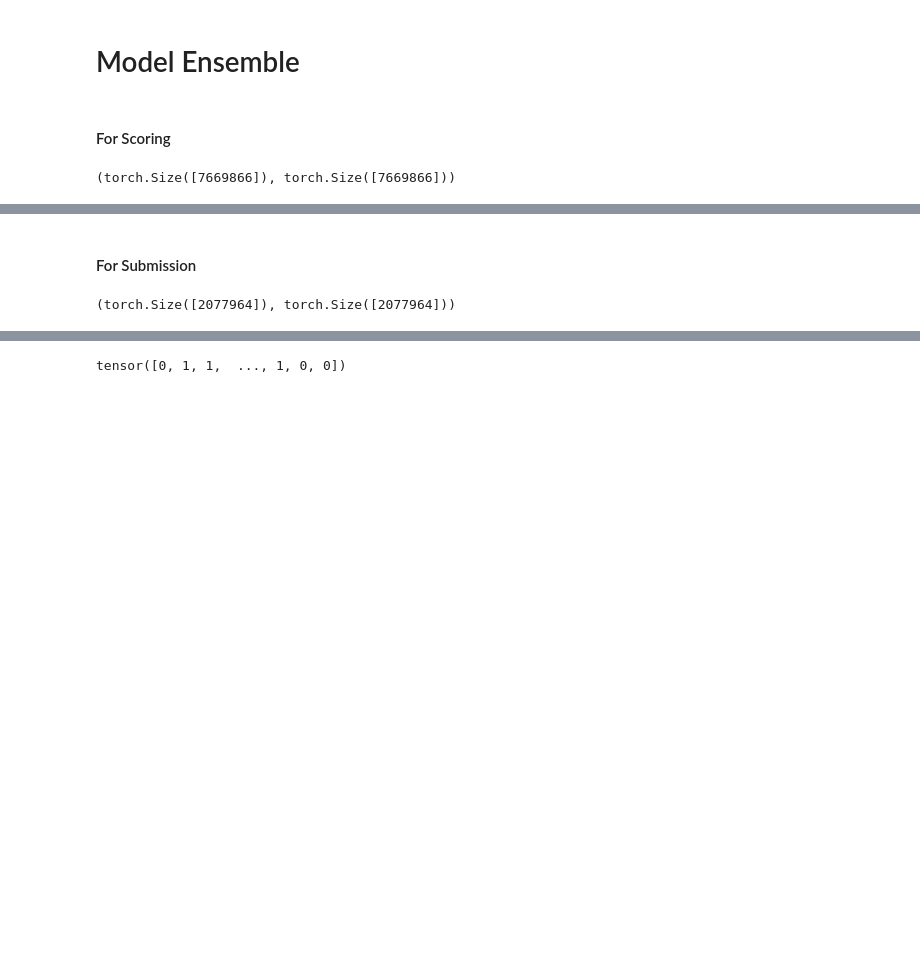
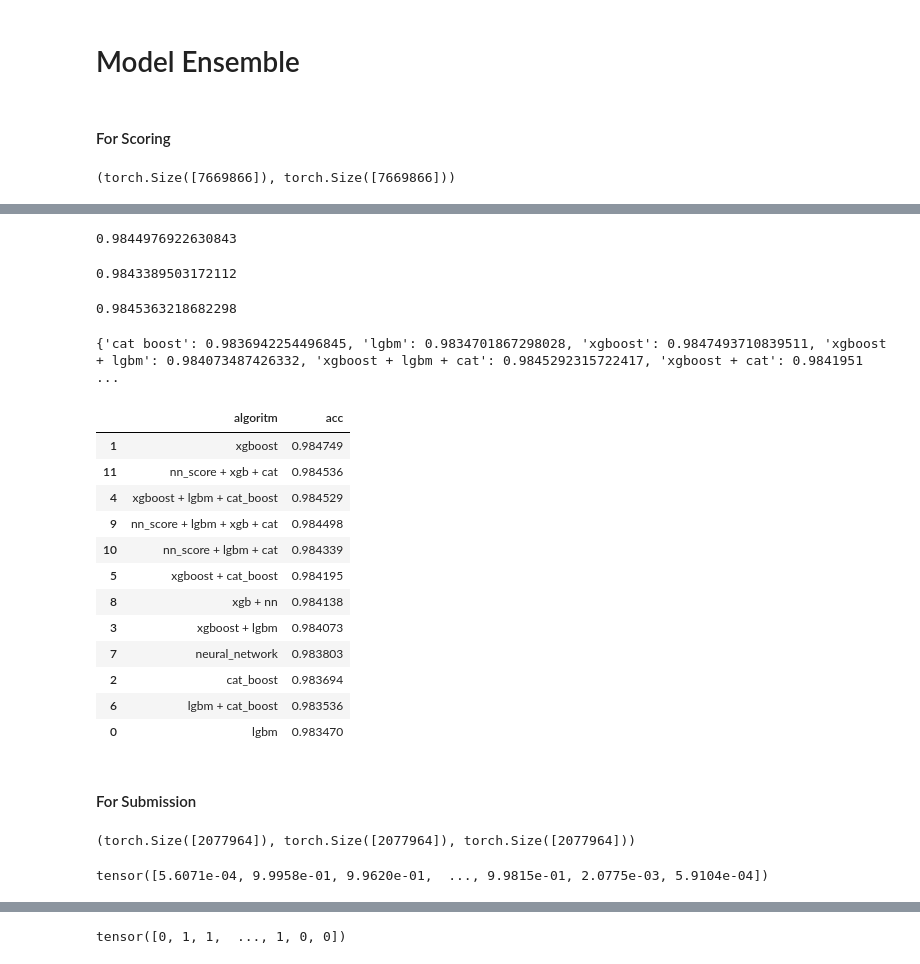
Before and after one commit to rubanzasilva/poisonous_mushrooms_classification, a Jupyter notebook: fastai_neural_network_gradient_boosting.ipynb, the cells around one changed output, grey strips where cells are left out. Cells and saved outputs as stored; diff of their text form; code cells hidden in the pictures; blank space fills up the shorter version.

```diff
--- a/fastai_neural_network_gradient_boosting.ipynb
+++ b/fastai_neural_network_gradient_boosting.ipynb
@@ -1559,0 +1877,4 @@ xgb_lgbm_score
+# %%
+rounded_xgb_nn_a_preds = torch.round(xgb_nn_a).long()
+xgb_nn_a_score = matthews_corrcoef(y_test,rounded_xgb_nn_a_preds)
+xgb_nn_a_score
@@ -1559,0 +1922,21 @@ xgb_lgbm_score
+# %%
+xgb_lgbm_cat_nn = (rounded_nn_scoring_preds+ cat_preds_x + lgbm_preds_x + xgb_preds_x  )/4
+rounded_xgb_lgbm_cat_nn_preds = torch.round(xgb_lgbm_cat_nn).long()
+xgb_lgbm_cat_nn_score = matthews_corrcoef(y_test,rounded_xgb_lgbm_cat_nn_preds)
+xgb_lgbm_cat_nn_score
+# %% [output]
+0.9844976922630843
+# %%
+lgbm_cat_nn = (rounded_nn_scoring_preds+ cat_preds_x + lgbm_preds_x  )/3
+rounded_lgbm_cat_nn_preds = torch.round(lgbm_cat_nn).long()
+lgbm_cat_nn_score = matthews_corrcoef(y_test,rounded_lgbm_cat_nn_preds)
+lgbm_cat_nn_score
+# %% [output]
+0.9843389503172112
+# %%
+xgb_cat_nn = (rounded_nn_scoring_preds + cat_preds_x + xgb_preds_x  )/3
+rounded_xgb_cat_nn_preds = torch.round(xgb_cat_nn).long()
+xgb_cat_nn_score = matthews_corrcoef(y_test,rounded_xgb_cat_nn_preds)
+xgb_cat_nn_score
+# %% [output]
+0.9845363218682298
@@ -1560,9 +1945,56 @@ xgb_lgbm_score
+# %%
+model_preds = {
+    #"random forests":roc_auc_score(y_test,rf_preds_x),
+    "cat boost":cat_score,
+    "lgbm":lgbm_score,
+    "xgboost":xgb_score,
+    "xgboost + lgbm":xgb_lgbm_score,
+    "xgboost + lgbm + cat":xgb_lgbm_cat_score,
+    "xgboost + cat":xgb_cat_score,
+    "lgbm + cat":lgbm_cat_score,
+
+}
+
+#model_preds_a = model_preds.sort()
+print(model_preds)
+# %% [output]
+{'cat boost': 0.9836942254496845, 'lgbm': 0.9834701867298028, 'xgboost': 0.9847493710839511, 'xgboost + lgbm': 0.984073487426332, 'xgboost + lgbm + cat': 0.9845292315722417, 'xgboost + cat': 0.9841951 ...
+# %%
+acc = pd.DataFrame({
+    'algoritm': ['lgbm', 'xgboost', 'cat_boost', 'xgboost + lgbm ', 'xgboost + lgbm + cat_boost',
+     'xgboost + cat_boost', 'lgbm + cat_boost','neural_network','xgb + nn',
+     'nn_score + lgbm + xgb + cat','nn_score + lgbm + cat','nn_score + xgb + cat' ],
+    'acc': [lgbm_score, xgb_score, cat_score,xgb_lgbm_score,xgb_lgbm_cat_score,
+    xgb_cat_score,lgbm_cat_score, nn_score,xgb_nn_a_score,xgb_lgbm_cat_nn_score, lgbm_cat_nn_score,xgb_cat_nn_score ]
+})
+
+accuracy_sorted = acc.sort_values(by='acc', ascending=False)
+accuracy_sorted
+# %% [output]
+|  | algoritm | acc |
+| 1 | xgboost | 0.984749 |
+| 11 | nn_score + xgb + cat | 0.984536 |
+| 4 | xgboost + lgbm + cat_boost | 0.984529 |
+| 9 | nn_score + lgbm + xgb + cat | 0.984498 |
+| 10 | nn_score + lgbm + cat | 0.984339 |
+| 5 | xgboost + cat_boost | 0.984195 |
+| 8 | xgb + nn | 0.984138 |
+| 3 | xgboost + lgbm | 0.984073 |
+| 7 | neural_network | 0.983803 |
+| 2 | cat_boost | 0.983694 |
+| 6 | lgbm + cat_boost | 0.983536 |
+| 0 | lgbm | 0.983470 |
 # %% [markdown]
 #### For Submission
 # %%
-lgbm_preds.shape, xgb_preds.shape
+lgbm_preds.shape, xgb_preds.shape,final_preds.shape
 # %% [output]
-(torch.Size([2077964]), torch.Size([2077964]))
+(torch.Size([2077964]), torch.Size([2077964]), torch.Size([2077964]))
+# %%
+xgb_cat_nn_sub = (cat_preds + xgb_preds + final_preds)/3
+xgb_cat_nn_sub
+# %% [output]
+tensor([5.6071e-04, 9.9958e-01, 9.9620e-01,  ..., 9.9815e-01, 2.0775e-03, 5.9104e-04])
 # %%
 xgb_lgbm_sub = (lgbm_preds + xgb_preds)/2
 xgb_lgbm_sub
```
Also changed, not shown: parts of 74 cells of this notebook, 3 other files.
